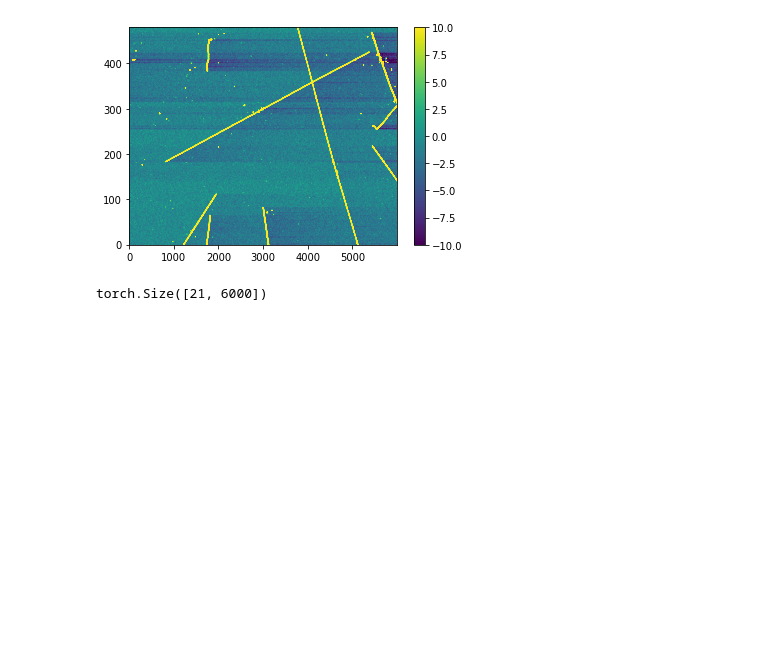
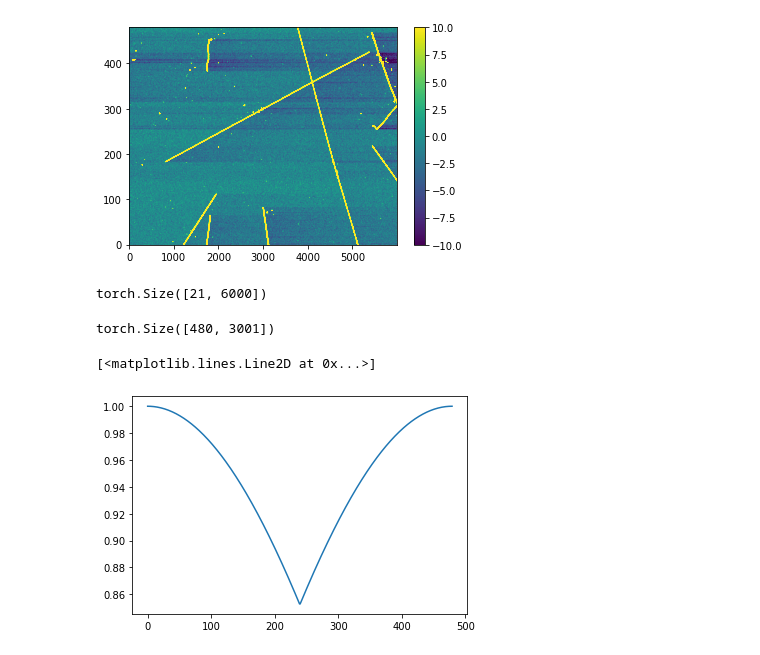
Before and after one commit to calcuttj/pyre-cell, a Jupyter notebook: Response.ipynb, the cells around one changed output. Drawn from its saved outputs; the diff is of its cells as text; code cells hidden in the pictures; blank space fills up the shorter version.

```diff
--- a/Response.ipynb
+++ b/Response.ipynb
@@ -146,0 +145,4 @@ responsed_coll = torch.fft.irfft(torch.fft.ifft(filter((coll_fftd/padded_fft).T)
+# %%
+coll_fftd.shape
+# %% [output]
+torch.Size([480, 3001])
@@ -146,0 +157,5 @@ responsed_coll = torch.fft.irfft(torch.fft.ifft(filter((coll_fftd/padded_fft).T)
+# %%
+plt.plot(filter_vals)
+# %% [output]
+[<matplotlib.lines.Line2D at 0x...>]
+[figure, added]
```
Also changed, not shown: parts of 43 cells of this notebook, 2 other files.
